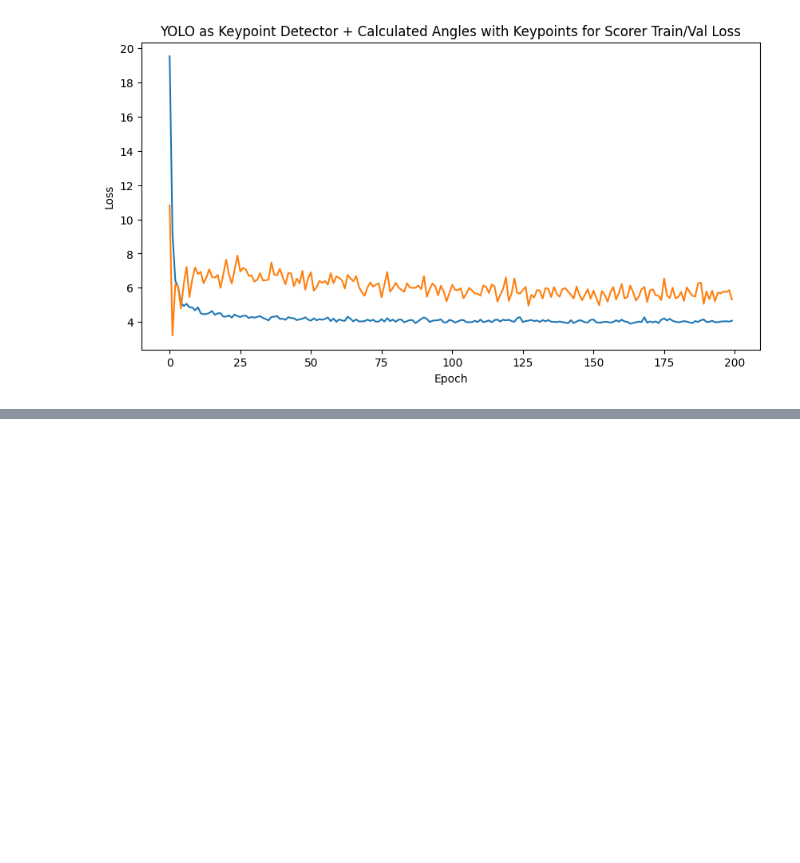
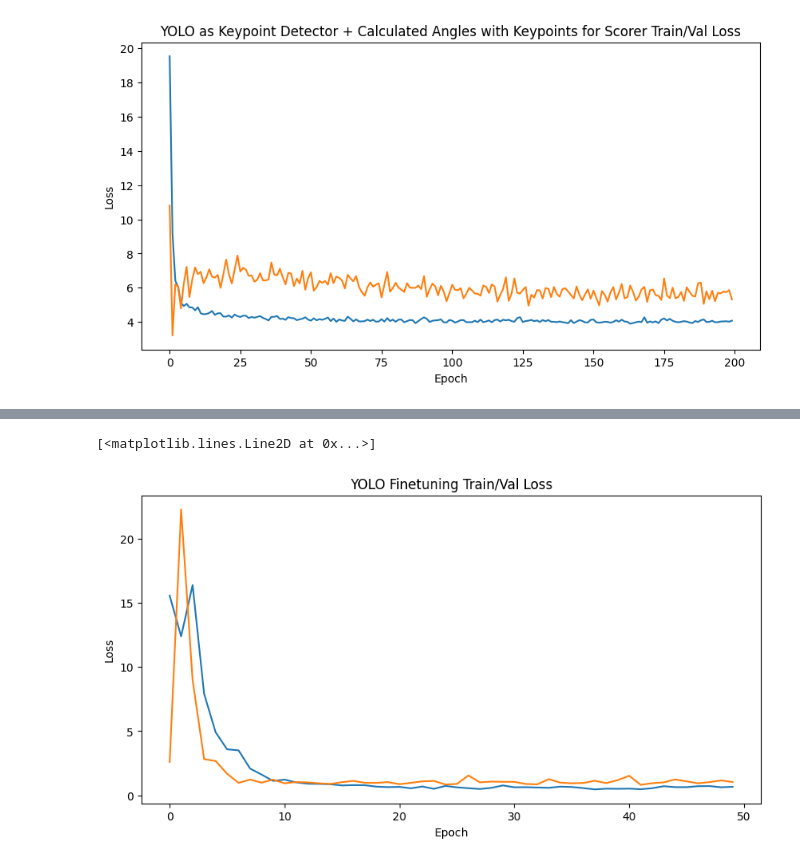
Before and after one commit to 7AtAri/ergonomic_pose_detect, a Jupyter notebook: learning_from_images/helperfiles/train_loss_plotting.ipynb, the cells around one changed output, grey strips where cells are left out. Cells and saved outputs as stored; diff of their text form; code cells hidden in the pictures; blank space fills up the shorter version.

Commit message:
Plotting of Train/val curves

```diff
--- a/learning_from_images/helperfiles/train_loss_plotting.ipynb
+++ b/learning_from_images/helperfiles/train_loss_plotting.ipynb
@@ -1515,0 +1400,66 @@ plt.plot(val_loss, label="Val Loss")
+# %%
+output_yolo_finetuning_classifier = """Epoch 1/50, Train Loss: 15.56294728831846, Val Loss: 2.597169229598797
+Epoch 2/50, Train Loss: 12.38435675961483, Val Loss: 22.281839619512144
+Epoch 3/50, Train Loss: 16.38258147761374, Val Loss: 8.980016819160918
+Epoch 4/50, Train Loss: 7.914589227770031, Val Loss: 2.824150663375369
+Epoch 5/50, Train Loss: 4.918804027182886, Val Loss: 2.6763610449498114
+Epoch 6/50, Train Loss: 3.5901196921282272, Val Loss: 1.6879162043333054
+Epoch 7/50, Train Loss: 3.5076549799173193, Val Loss: 0.9724340775738591
+Epoch 8/50, Train Loss: 2.0878788481812607, Val Loss: 1.2306998547004617
+Epoch 9/50, Train Loss: 1.6207468461233043, Val Loss: 0.9891200350678485
+Epoch 10/50, Train Loss: 1.1271221860655045, Val Loss: 1.2302340852177662
+Epoch 11/50, Train Loss: 1.2241447932037868, Val Loss: 0.940957705611768
+Epoch 12/50, Train Loss: 1.0120279983470315, Val Loss: 1.036827036867971
+Epoch 13/50, Train Loss: 0.9085599407945809, Val Loss: 1.0113267289555592
+Epoch 14/50, Train Loss: 0.8916777804591938, Val Loss: 0.9382632607999055
+Epoch 15/50, Train Loss: 0.8654192327619775, Val Loss: 0.8879907513442247
+Epoch 16/50, Train Loss: 0.7722032376087123, Val Loss: 1.027534421371377
+Epoch 17/50, Train Loss: 0.7994859279868635, Val Loss: 1.1255942369284837
+Epoch 18/50, Train Loss: 0.7905423809014457, Val Loss: 0.9771455863247747
+Epoch 19/50, Train Loss: 0.6795353452454468, Val Loss: 0.969367406938387
+Epoch 20/50, Train Loss: 0.6421341059778474, Val Loss: 1.0336354361928028
+Epoch 21/50, Train Loss: 0.6603965657738675, Val Loss: 0.8696943702905074
+Epoch 22/50, Train Loss: 0.5508960658434501, Val Loss: 0.9743457391210224
+Epoch 23/50, Train Loss: 0.6890533113590592, Val Loss: 1.0916145405043727
+Epoch 24/50, Train Loss: 0.5091863165278268, Val Loss: 1.1229716710867765
+Epoch 25/50, Train Loss: 0.7353635576770198, Val Loss: 0.8467869515652242
+Epoch 26/50, Train Loss: 0.6246248472174079, Val Loss: 0.8898196058428806
+Epoch 27/50, Train Loss: 0.5589417019701183, Val Loss: 1.5482431121737412
+Epoch 28/50, Train Loss: 0.4968422972946428, Val Loss: 1.0141659225134745
+Epoch 29/50, Train Loss: 0.5834875334817058, Val Loss: 1.072354669885143
+Epoch 30/50, Train Loss: 0.7731917801833907, Val Loss: 1.0550134467042012
+Epoch 31/50, Train Loss: 0.6299815537334469, Val Loss: 1.052851877944625
+Epoch 32/50, Train Loss: 0.6371276732161756, Val Loss: 0.8856860311782878
+Epoch 33/50, Train Loss: 0.6115393426367159, Val Loss: 0.8594517111778259
+Epoch 34/50, Train Loss: 0.5891206626651088, Val Loss: 1.2619846061519955
+Epoch 35/50, Train Loss: 0.6799348426767928, Val Loss: 0.9921487284743268
+Epoch 36/50, Train Loss: 0.6528652087527964, Val Loss: 0.940803114162839
+Epoch 37/50, Train Loss: 0.564925600888857, Val Loss: 0.9641471535939238
+Epoch 38/50, Train Loss: 0.4659830683025527, Val Loss: 1.136239048579465
+Epoch 39/50, Train Loss: 0.5199734732253881, Val Loss: 0.9579215431990831
+Epoch 40/50, Train Loss: 0.5110320271167822, Val Loss: 1.1840529950416607
+Epoch 41/50, Train Loss: 0.5234847614161959, Val Loss: 1.5248433418733918
+Epoch 42/50, Train Loss: 0.4798481935551679, Val Loss: 0.8198566419760818
+Epoch 43/50, Train Loss: 0.5553623180724484, Val Loss: 0.9480505524122197
+Epoch 44/50, Train Loss: 0.7138506344397241, Val Loss: 1.010633989804141
+Epoch 45/50, Train Loss: 0.6405116788759379, Val Loss: 1.2408048069995383
+Epoch 46/50, Train Loss: 0.6402319436880254, Val Loss: 1.0919598066045537
+Epoch 47/50, Train Loss: 0.7157976260856802, Val Loss: 0.9391732361653576
+Epoch 48/50, Train Loss: 0.7223383698876301, Val Loss: 1.0322639077253963
+Epoch 49/50, Train Loss: 0.6316959294650356, Val Loss: 1.1648588463987992
+Epoch 50/50, Train Loss: 0.6667303488088596, Val Loss: 1.038524187453415"""
+
+output_yolo_finetuning_classifier = output_yolo_finetuning_classifier.split("\n")
+train_loss = [float(x.split(":")[1].split(",")[0]) for x in output_yolo_finetuning_classifier]
+val_loss = [float(x.split(":")[2]) for x in output_yolo_finetuning_classifier]
+
+plt.figure(figsize=(10,5))
+
+plt.title("YOLO Finetuning Train/Val Loss")
+plt.xlabel("Epoch")
+plt.ylabel("Loss")
+plt.plot(train_loss, label="Train Loss")
+plt.plot(val_loss, label="Val Loss")
+# %% [output]
+[<matplotlib.lines.Line2D at 0x...>]
+[figure, added]
```
Also changed, not shown: parts of 1 cell of this notebook.
